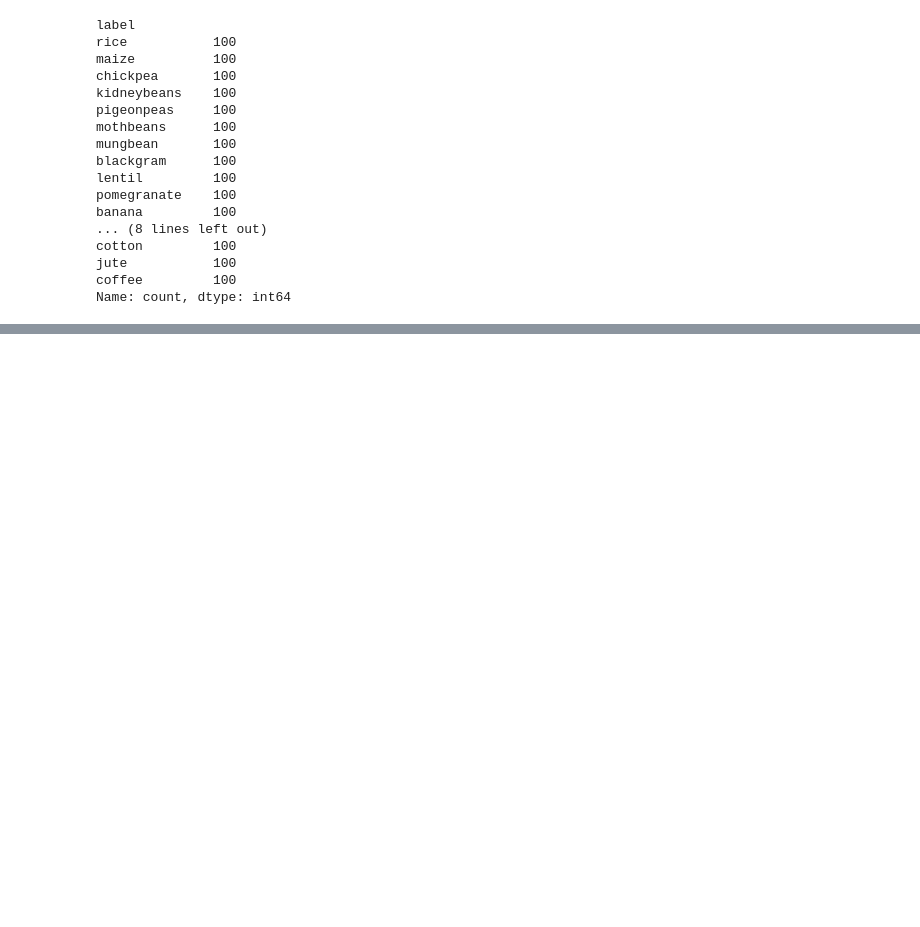
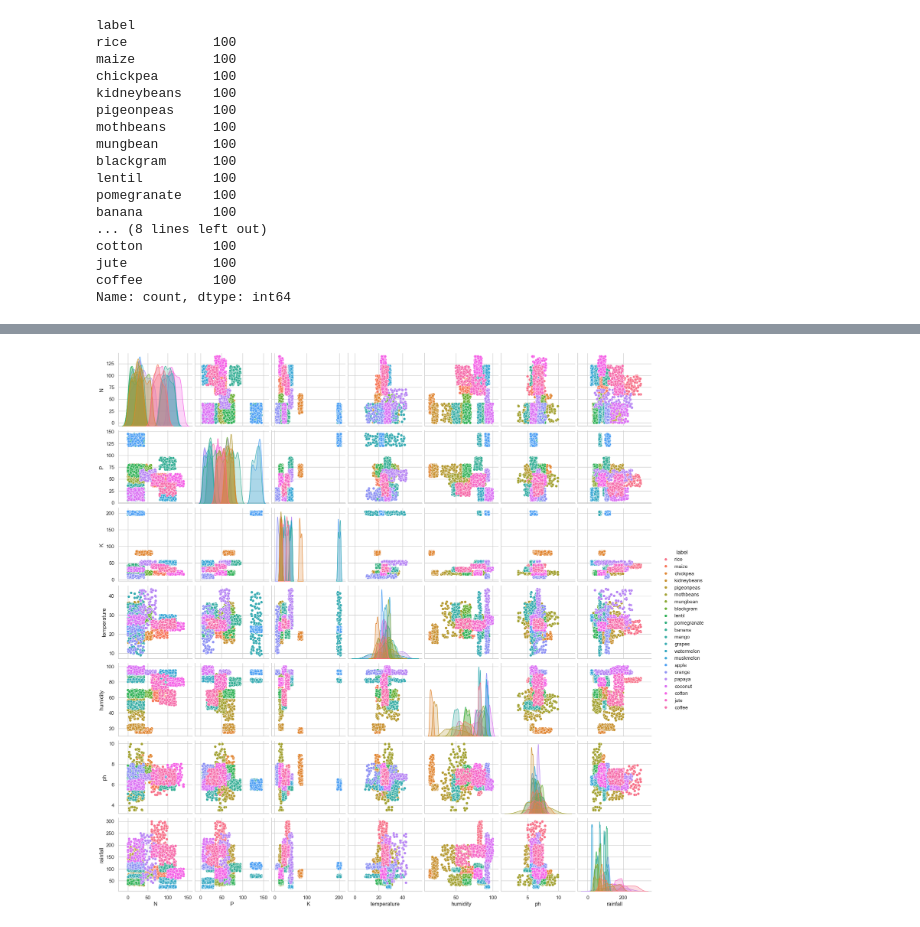
Before and after one commit to SamarBhattarai/Crop-Recommendation-System, a Jupyter notebook: crop.ipynb, the cells around one changed output, grey strips where cells are left out. Cells and saved outputs as stored; diff of their text form; code cells hidden in the pictures; blank space fills up the shorter version.

```diff
--- a/crop.ipynb
+++ b/crop.ipynb
@@ -151,0 +188,10 @@ plt.show()
+# %%
+# Pairplot
+# Diagonal : Distribution of individual features(histogram)
+# Off-diagonal : Relationships (scatter plots) between pairs
+# The upper triangle (above the diagonal) and the lower triangle (below the diagonal)
+# show scatter plots of the same feature pairs — just mirrored.
+sns.pairplot(df, hue="label")
+plt.savefig("pairplot.png",dpi = 300,bbox_inches = "tight")
+# %% [output]
+[figure, added]
```
Also changed, not shown: parts of 33 cells of this notebook, 12 other files.
